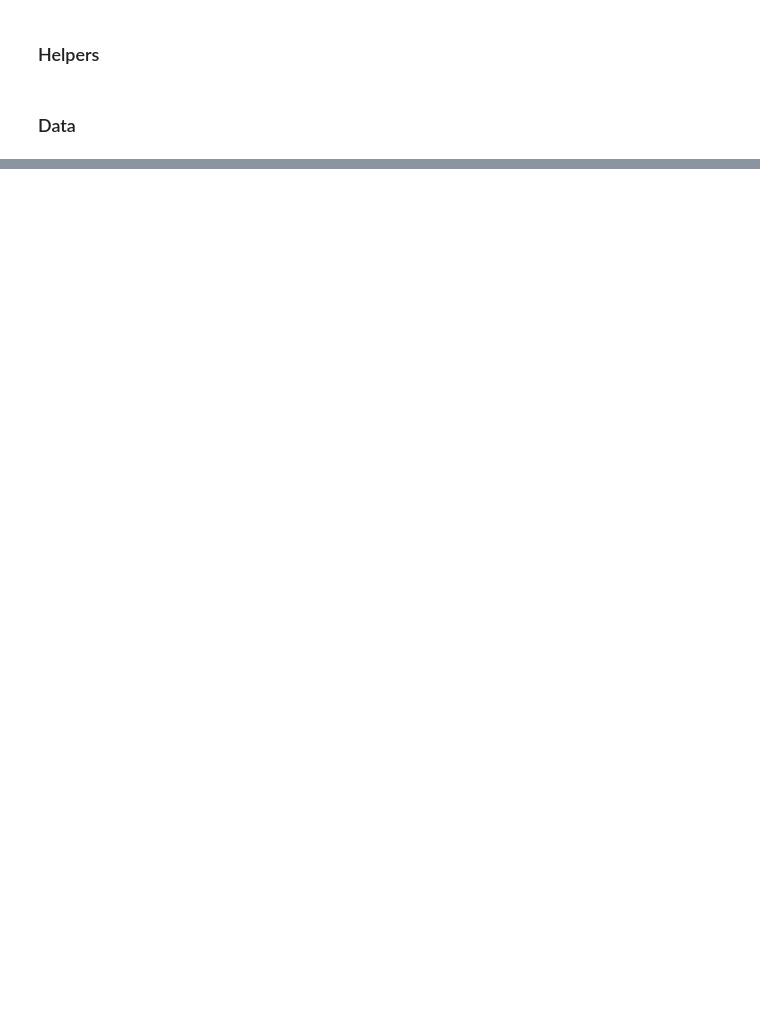
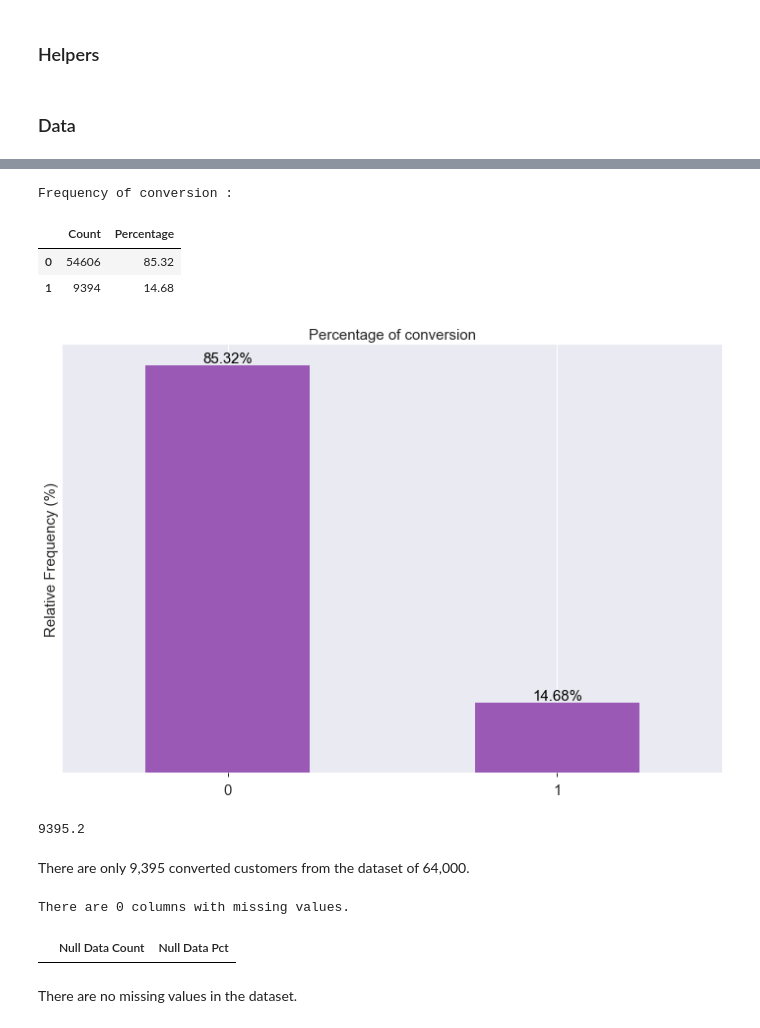
Before and after one commit to davidtnly/MachineLearning, a Jupyter notebook: 30-uplift-modelling.ipynb, the cells around one changed output, grey strips where cells are left out. Saved outputs shown, nothing was run; the diff lists cells and outputs as text; code cells hidden in the pictures; blank space fills up the shorter version.

```diff
--- a/30-uplift-modelling.ipynb
+++ b/30-uplift-modelling.ipynb
@@ -177,2 +270,5 @@ def feature_importance(model):
 # %% [markdown]
 ### Data
+# %%
+# Import data
+data = pd.read_csv('LargeData/29-data.csv')
@@ -178,0 +300,21 @@ def feature_importance(model):
+# %%
+freq_table(data.conversion)
+# %% [output]
+Frequency of conversion :
+|  | Count | Percentage |
+| 0 | 54606 | 85.32 |
+| 1 | 9394 | 14.68 |
+[figure, added]
+# %%
+64000*.1468
+# %% [output]
+9395.2
+# %% [markdown]
+There are only 9,395 converted customers from the dataset of 64,000.
+# %%
+get_nulls(data)
+# %% [output]
+There are 0 columns with missing values.
+|  | Null Data Count | Null Data Pct |
+# %% [markdown]
+There are no missing values in the dataset.
```
Also changed, not shown: parts of 44 cells of this notebook, 1 other file.
